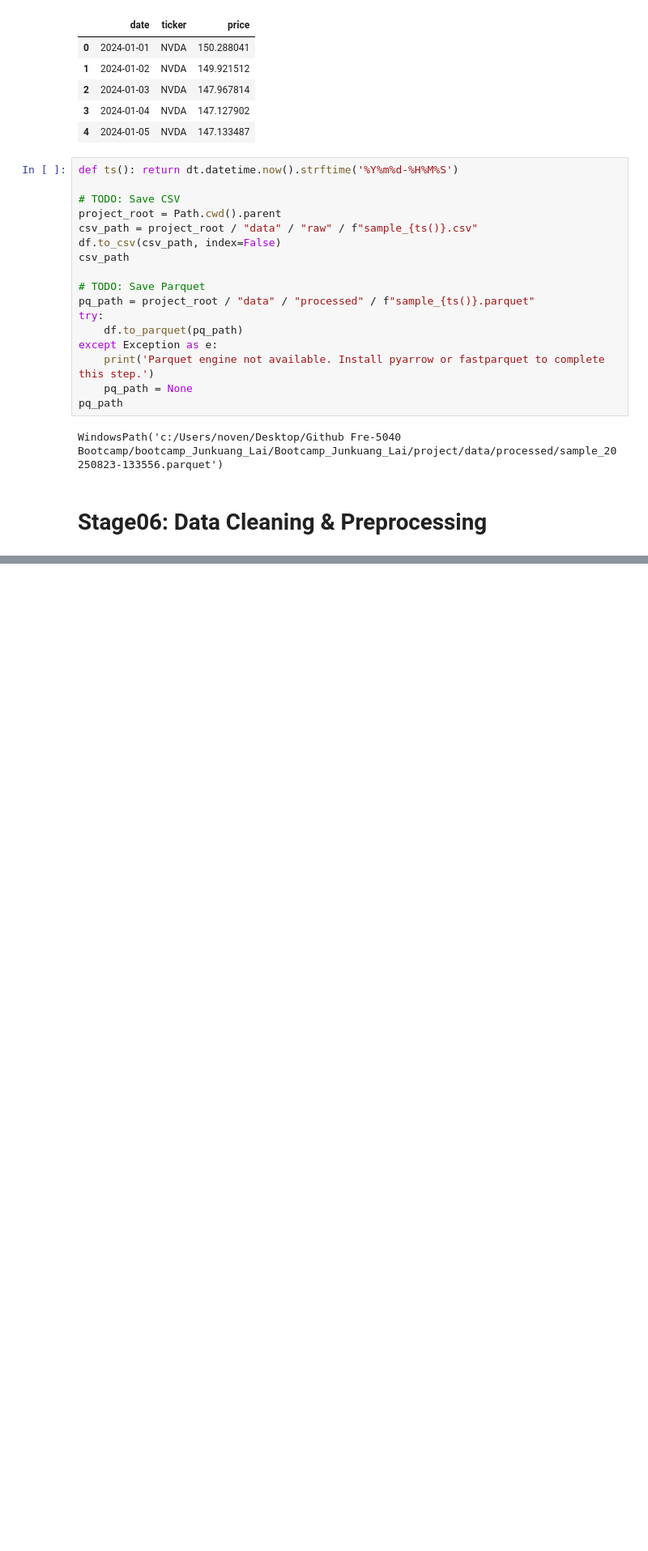
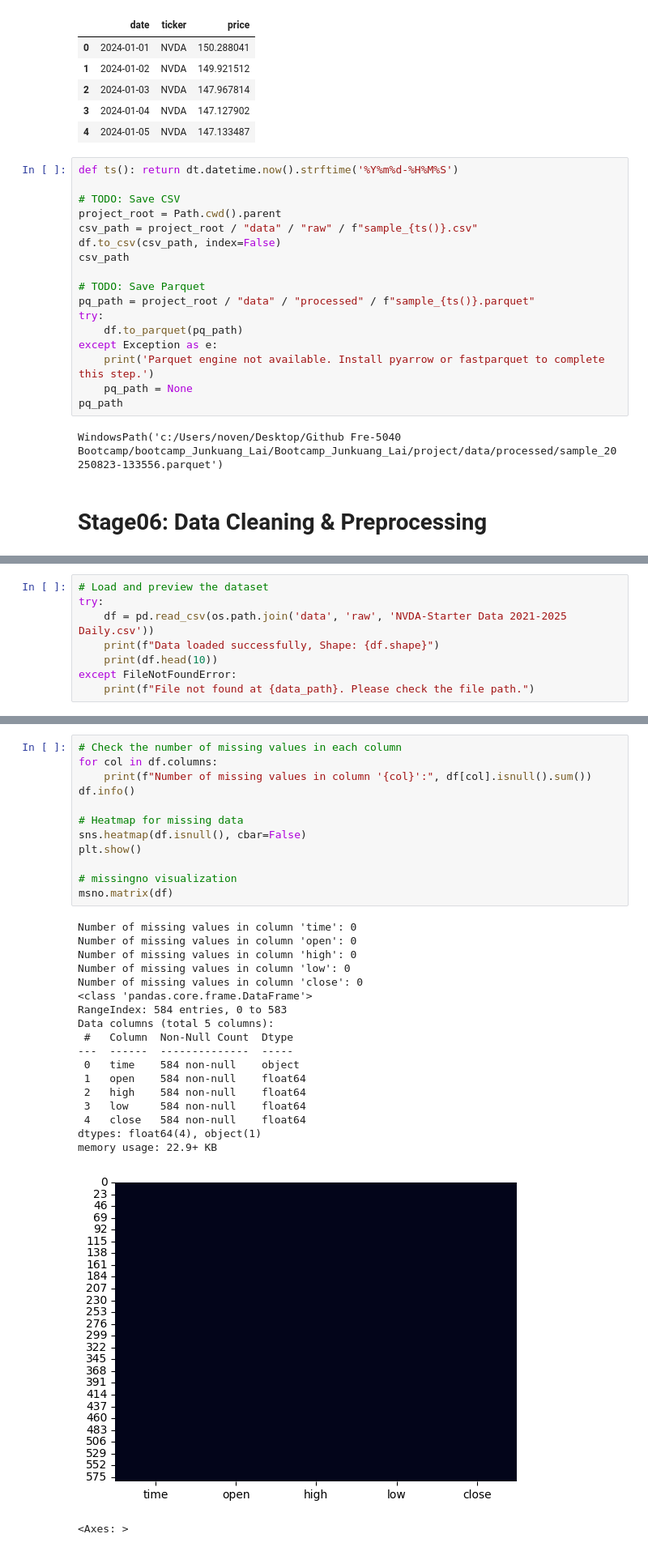
Before and after one commit to Junkuang19/bootcamp_Junkuang_Lai, a Jupyter notebook: Bootcamp_Junkuang_Lai/project/notebooks/Project_Stage01-07.ipynb, the cells around one changed output, grey strips where cells are left out. Shown at 81% size. Saved outputs shown, nothing was run; the diff lists cells and outputs as text; blank space fills up the shorter version.

```diff
--- a/Bootcamp_Junkuang_Lai/project/notebooks/Project_Stage01-07.ipynb
+++ b/Bootcamp_Junkuang_Lai/project/notebooks/Project_Stage01-07.ipynb
@@ -217,0 +231,8 @@ WindowsPath('c:/Users/noven/Desktop/Github Fre-5040 Bootcamp/bootcamp_Junkuang_L
+# %%
+# Load and preview the dataset
+try:
+    df = pd.read_csv(os.path.join('data', 'raw', 'NVDA-Starter Data 2021-2025 Daily.csv'))
+    print(f"Data loaded successfully, Shape: {df.shape}")
+    print(df.head(10))
+except FileNotFoundError:
+    print(f"File not found at {data_path}. Please check the file path.")
@@ -217,0 +252,32 @@ WindowsPath('c:/Users/noven/Desktop/Github Fre-5040 Bootcamp/bootcamp_Junkuang_L
+# %%
+# Check the number of missing values in each column
+for col in df.columns:
+    print(f"Number of missing values in column '{col}':", df[col].isnull().sum())
+df.info()
+
+# Heatmap for missing data
+sns.heatmap(df.isnull(), cbar=False)
+plt.show()
+
+# missingno visualization
+msno.matrix(df)
+# %% [output]
+Number of missing values in column 'time': 0
+Number of missing values in column 'open': 0
+Number of missing values in column 'high': 0
+Number of missing values in column 'low': 0
+Number of missing values in column 'close': 0
+<class 'pandas.core.frame.DataFrame'>
+RangeIndex: 584 entries, 0 to 583
+Data columns (total 5 columns):
+ #   Column  Non-Null Count  Dtype
+---  ------  --------------  -----
+ 0   time    584 non-null    object
+ 1   open    584 non-null    float64
+ 2   high    584 non-null    float64
+ 3   low     584 non-null    float64
+ 4   close   584 non-null    float64
+dtypes: float64(4), object(1)
+memory usage: 22.9+ KB
+[figure, added]
+<Axes: >
```
Also changed, not shown: parts of 8 cells of this notebook.
